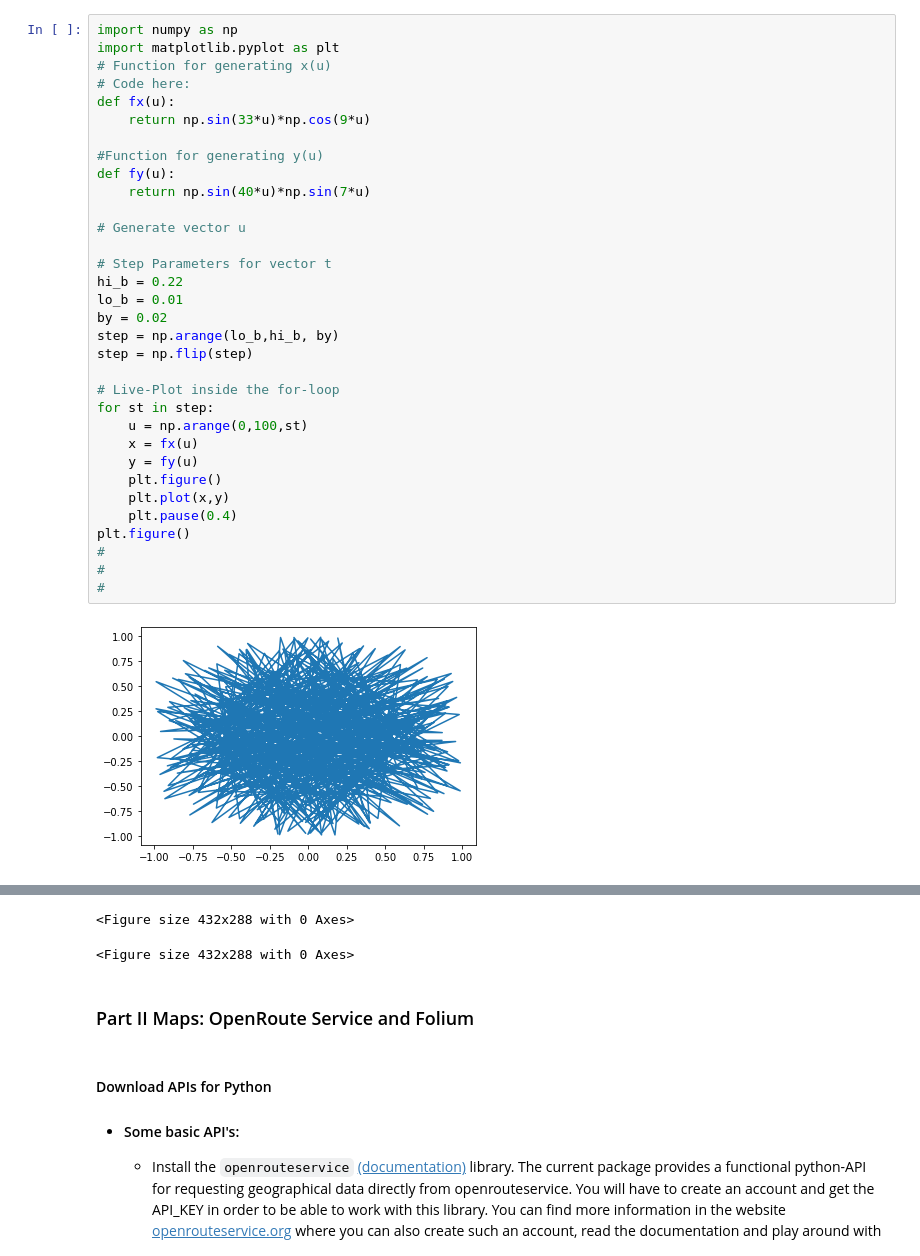
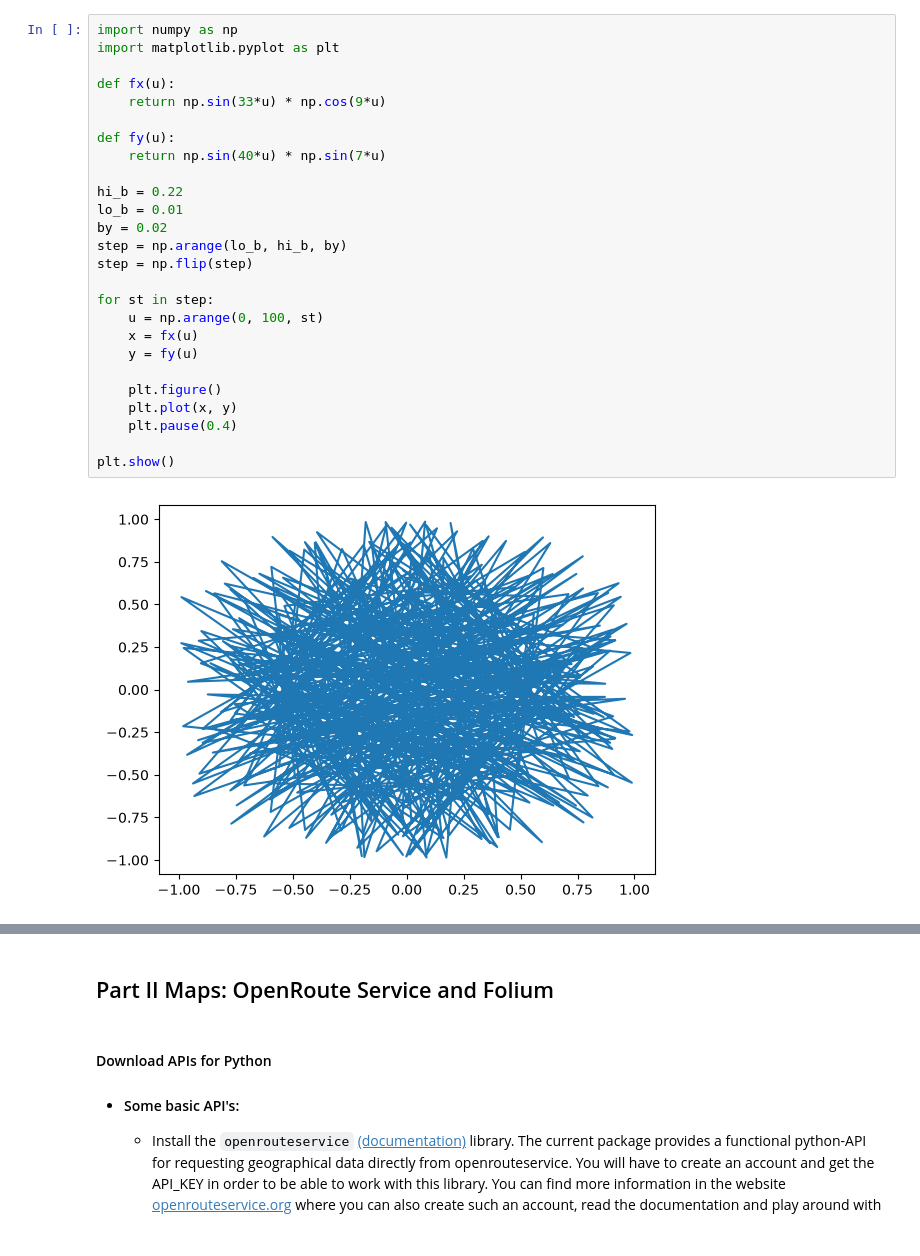
Before and after one commit to UC-Course-LU/Lab-1-Answers, a Jupyter notebook: Lab1_Answers.ipynb, the cells around one changed output, grey strips where cells are left out. Saved outputs shown, nothing was run; the diff lists cells and outputs as text.

```diff
--- a/Lab1_Answers.ipynb
+++ b/Lab1_Answers.ipynb
@@ -57,35 +75,28 @@ A correct final image, if everything was written correctly, is something like th
 # %%
 import numpy as np
 import matplotlib.pyplot as plt
-# Function for generating x(u)
-# Code here:
+
 def fx(u):
-    return np.sin(33*u)*np.cos(9*u)
+    return np.sin(33*u) * np.cos(9*u)
 
-#Function for generating y(u)
 def fy(u):
-    return np.sin(40*u)*np.sin(7*u)
+    return np.sin(40*u) * np.sin(7*u)
 
-# Generate vector u
-
-# Step Parameters for vector t
 hi_b = 0.22
 lo_b = 0.01
 by = 0.02
-step = np.arange(lo_b,hi_b, by)
+step = np.arange(lo_b, hi_b, by)
 step = np.flip(step)
 
-# Live-Plot inside the for-loop
 for st in step:
-    u = np.arange(0,100,st)
+    u = np.arange(0, 100, st)
     x = fx(u)
     y = fy(u)
+
     plt.figure()
-    plt.plot(x,y)
+    plt.plot(x, y)
     plt.pause(0.4)
-plt.figure()
-#
-#
-#
+
+plt.show()
 # %% [output]
-[figure, old version]
+[figure, new version]
@@ -102,7 +113,5 @@ plt.figure()
-<Figure size 432x288 with 0 Axes>
-<Figure size 432x288 with 0 Axes>
 # %% [markdown]
-### Part II  Maps: OpenRoute Service and Folium
+## Part II  Maps: OpenRoute Service and Folium
 # %% [markdown]
 #### Download APIs for Python
 - #### Some basic API's:
```
Also changed, not shown: parts of 66 cells of this notebook.
